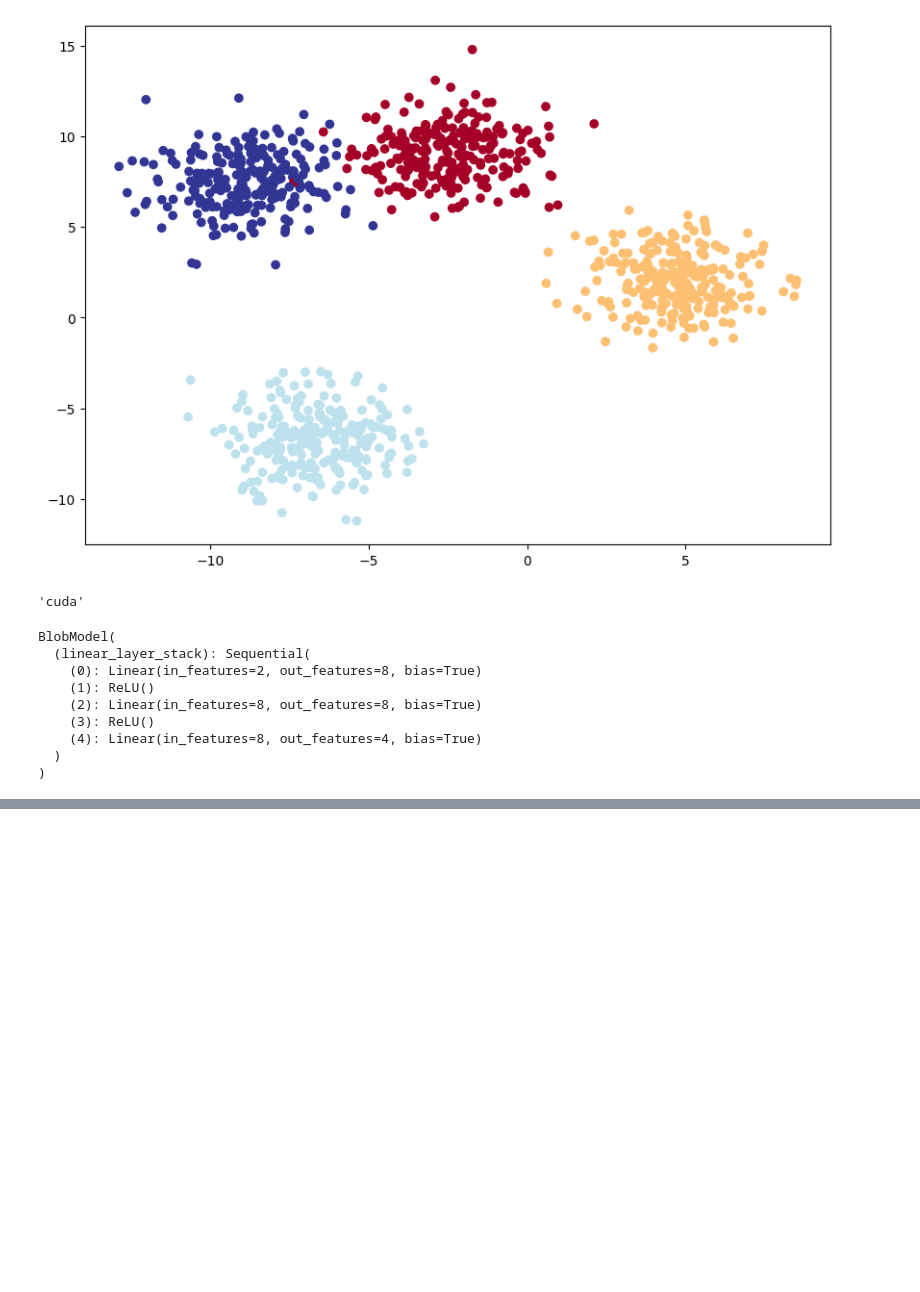
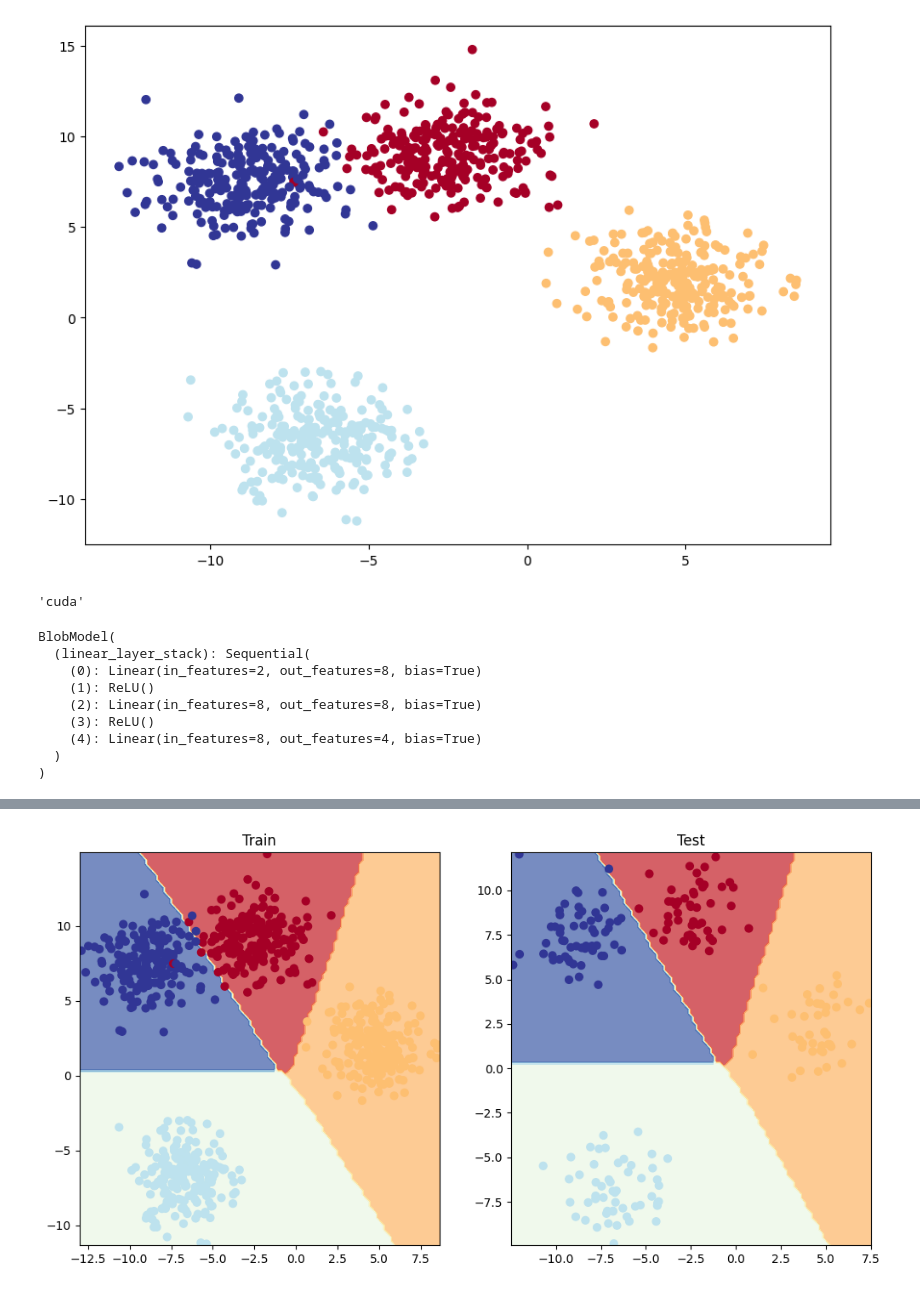
Before and after one commit to antidude900/pytorch_learning, a Jupyter notebook: 02_neural_network_classification.ipynb, the cells around one changed output, grey strips where cells are left out. Saved outputs shown, nothing was run; the diff lists cells and outputs as text; code cells hidden in the pictures; blank space fills up the shorter version.

```diff
--- a/02_neural_network_classification.ipynb
+++ b/02_neural_network_classification.ipynb
@@ -283,3 +283,39 @@ BlobModel(
     (4): Linear(in_features=8, out_features=4, bias=True)
   )
 )
+# %%
+loss_fn  = nn.CrossEntropyLoss()
+optimizer = torch.optim.SGD(params=model_blob.parameters(),lr=0.01)
+# %%
+epochs = 20000
+x_blob_train = x_blob_train.to(device)
+y_blob_train = y_blob_train.to(device)
+x_blob_test = x_blob_test.to(device)
+y_blob_test = y_blob_test.to(device)
+
+for epoch in range(epochs+1):
+  model_blob.train()
+
+  y_logits = model_blob(x_blob_train).squeeze()
+  y_pred = torch.argmax(torch.sigmoid(y_logits),dim=1)
+
+  loss = loss_fn(y_logits,y_blob_train)
+  acc = accuracy_fn(y_blob_train,y_pred)
+
+  optimizer.zero_grad()
+
+  loss.backward()
+
+  optimizer.step()
+
+  if epoch % 1000 == 0:
+
+    model_blob.eval()
+    with torch.inference_mode():
+      test_logits = model_blob(x_blob_test).squeeze()
+      test_pred = torch.argmax(torch.sigmoid(test_logits),dim=1)
+
+      test_loss = loss_fn(test_logits,y_blob_test)
+      test_acc = accuracy_fn(y_blob_test,test_pred)
+
+    print(f"Epoch:{epoch} | Loss:{loss:.5f}, Acc:{acc:.2f} | Test loss:{test_loss:.5f}, Test Acc:{test_acc:.2f}")
@@ -285,0 +340,10 @@ BlobModel(
+# %%
+plt.figure(figsize=(12,6))
+plt.subplot(1,2,1)
+plt.title("Train")
+plot_decision_boundary(model_blob,x_blob_train,y_blob_train)
+plt.subplot(1,2,2)
+plt.title("Test")
+plot_decision_boundary(model_blob,x_blob_test,y_blob_test)
+# %% [output]
+[figure, added]
```
Also changed, not shown: parts of 8 cells of this notebook.
